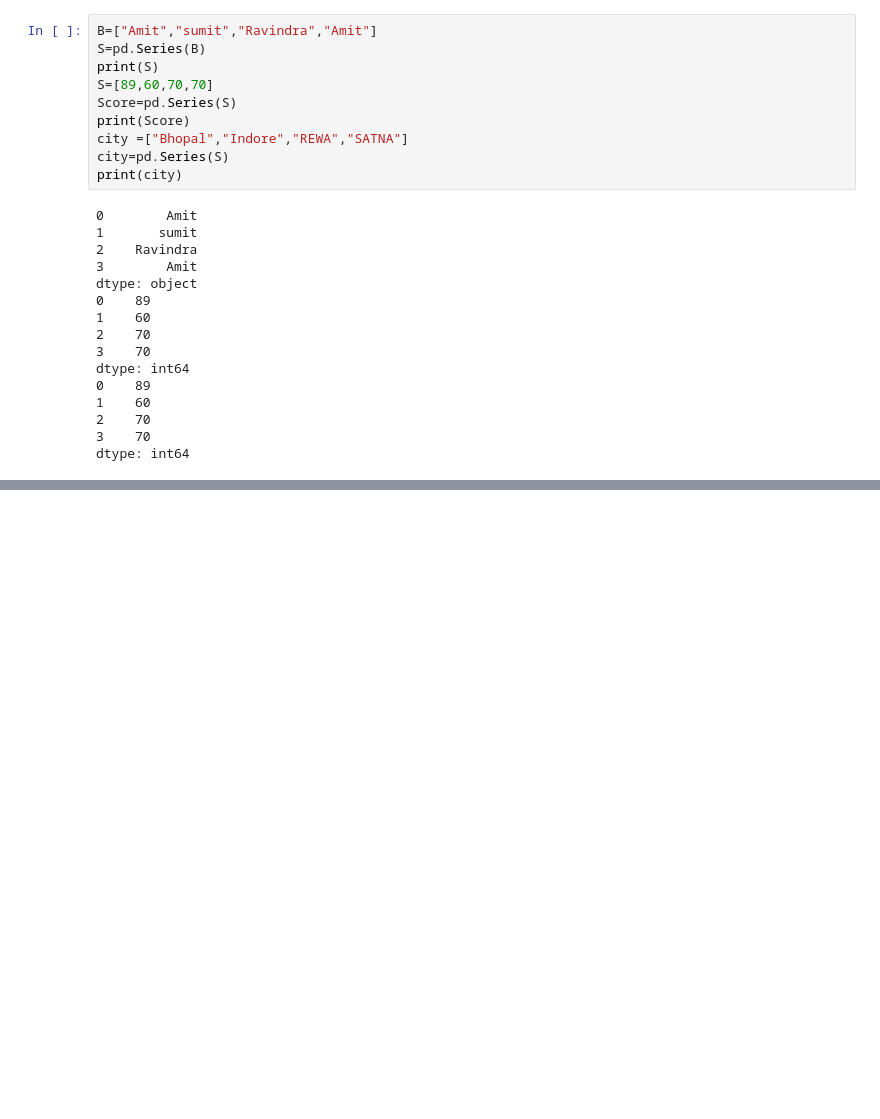
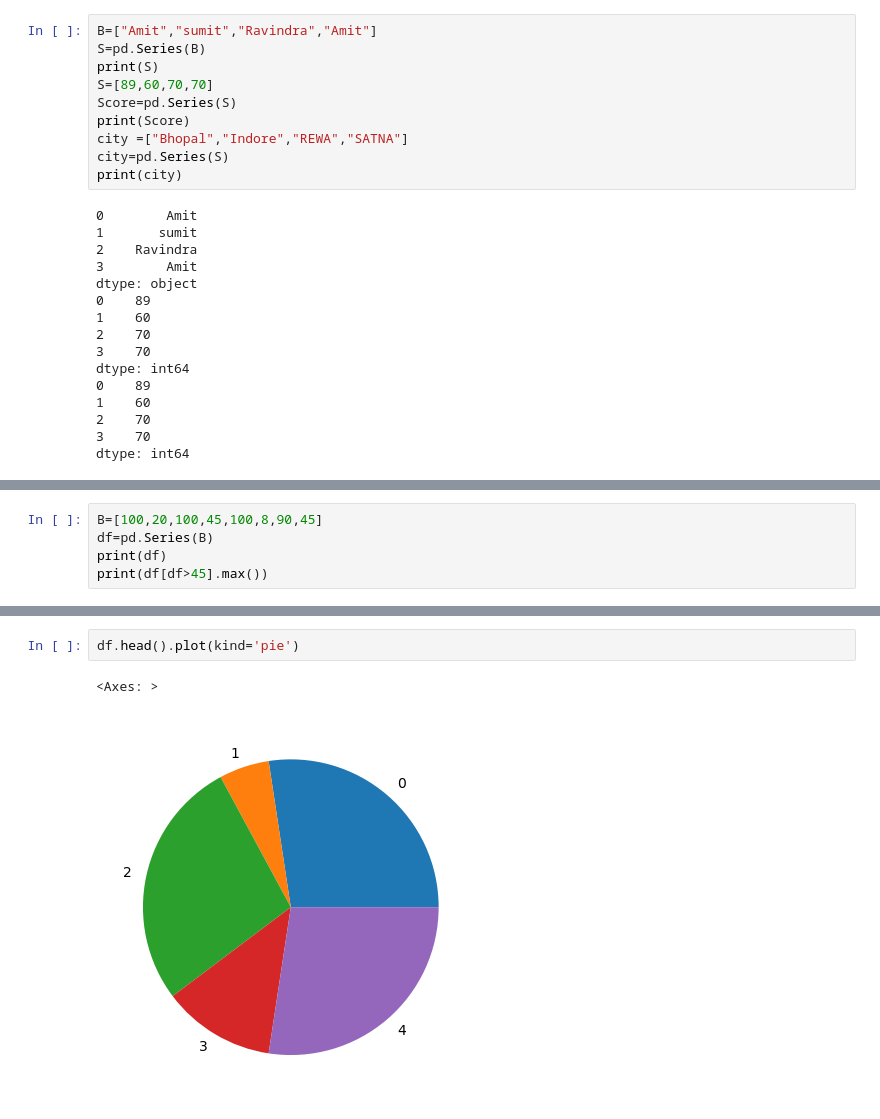
Before and after one commit to anurajrajak05/Pandas-Daily-Practice, a Jupyter notebook: pandas.ipynb, the cells around one changed output, grey strips where cells are left out. Drawn from its saved outputs; the diff is of its cells as text; blank space fills up the shorter version.

```diff
--- a/pandas.ipynb
+++ b/pandas.ipynb
@@ -960,0 +1237,5 @@ dtype: int64
+# %%
+B=[100,20,100,45,100,8,90,45]
+df=pd.Series(B)
+print(df)
+print(df[df>45].max())
@@ -960,0 +1273,5 @@ dtype: int64
+# %%
+df.head().plot(kind='pie')
+# %% [output]
+<Axes: >
+[figure, added]
```
Also changed, not shown: parts of 27 cells of this notebook, 1 other file.
